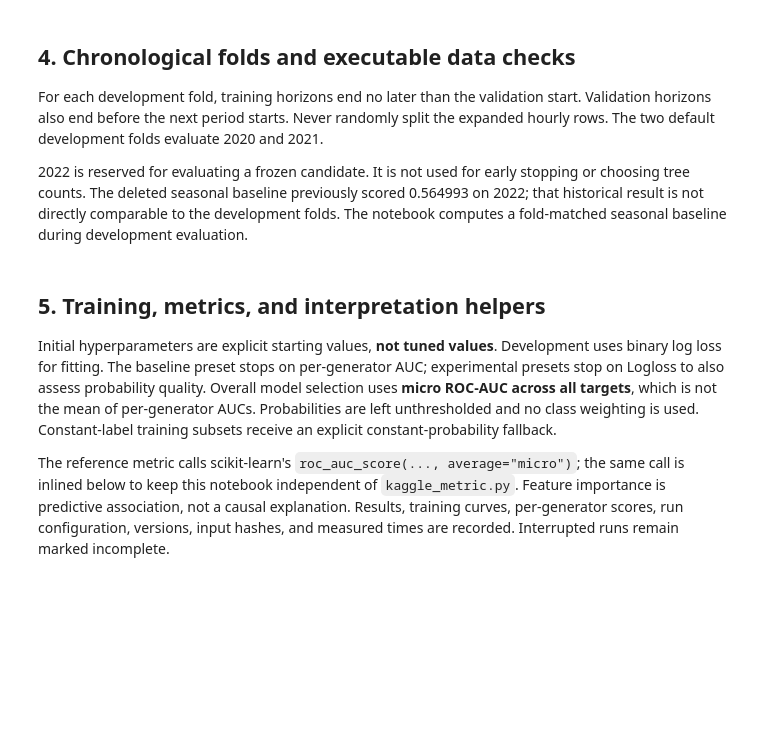
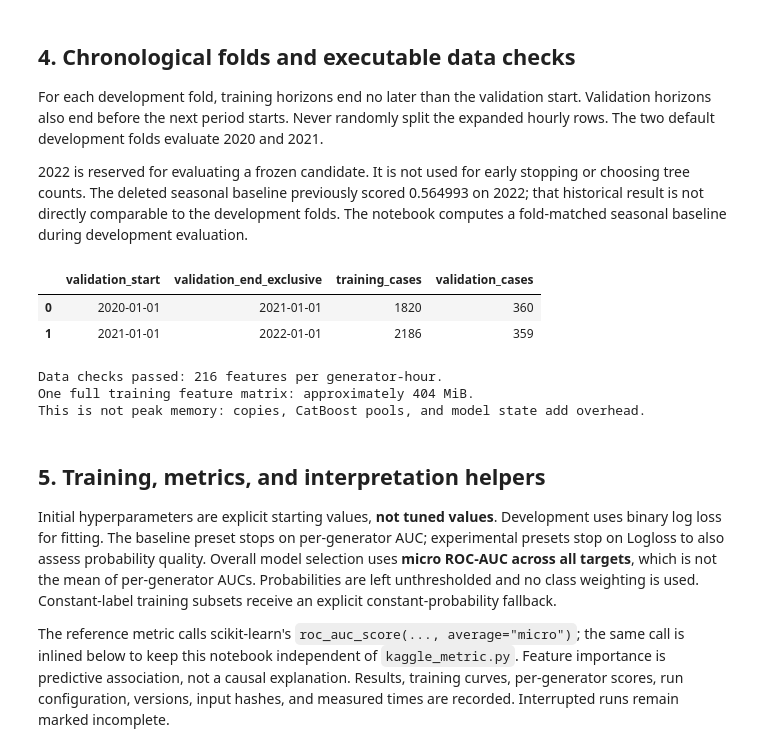
Before and after one commit to jonasbirkeli/TDT4173-course-project, a Jupyter notebook: catboost.ipynb, the cells around one changed output. Saved outputs shown, nothing was run; the diff lists cells and outputs as text; code cells hidden in the pictures; blank space fills up the shorter version.

```diff
--- a/catboost.ipynb
+++ b/catboost.ipynb
@@ -508,35 +783,50 @@ def assemble_predictions(cases, predictions):
 
 display(pd.DataFrame([{"validation_start": start, "validation_end_exclusive": end,
                        "training_cases": len(chronological_split(start, end)[0]),
                        "validation_cases": len(chronological_split(start, end)[1])}
                       for start, end in FOLDS]))
 probe_cases = pd.concat([train_cases.iloc[[0, 1]], test_cases.iloc[[0, -1]]], ignore_index=True)
 probe = feature_matrix(probe_cases)
 probe_single = feature_matrix(probe_cases.iloc[[1]])
 np.testing.assert_allclose(probe.iloc[HOURS:2 * HOURS].to_numpy(), probe_single.to_numpy())
 for i, start in enumerate(probe_cases["starttime"]):
     rows = slice(i * HOURS, (i + 1) * HOURS)
     times = pd.date_range(start, periods=HOURS, freq="h")
     np.testing.assert_allclose(probe.iloc[rows]["price"], lookup("prices", times).reshape(-1))
     for reservoir in RESERVOIRS:
         np.testing.assert_allclose(probe.iloc[rows][f"initial_volume__{reservoir}"], tables["volumes"].at[start, reservoir])
         np.testing.assert_allclose(probe.iloc[rows][f"terminal_value__{reservoir}"], tables["water_values"].at[start + pd.Timedelta(hours=HOURS), reservoir])
 for g in GENERATORS:
     generator_features(probe, g)
     truth = labels_for(train_cases.iloc[:2], g).reshape(2, HOURS)
     np.testing.assert_array_equal(truth[:, [0, 24, 167]], train_cases.iloc[:2][[TARGET_COLUMNS[g][h] for h in (0, 24, 167)]])
 roundtrip = assemble_predictions(train_cases.iloc[:2],
     {g: labels_for(train_cases.iloc[:2], g).reshape(2, HOURS) for g in GENERATORS})
 np.testing.assert_array_equal(roundtrip[LABELS], train_cases.iloc[:2][LABELS])
-FEATURE_NAMES = generator_features(probe, GENERATORS[0]).columns.tolist()
+NUMERIC_FEATURE_NAMES = generator_features(probe, GENERATORS[0]).columns.tolist()
+FEATURE_NAMES = NUMERIC_FEATURE_NAMES + (["generator_id"] if MODEL_STRATEGY == "shared" else [])
+MODEL_KEYS = ["shared"] if MODEL_STRATEGY == "shared" else GENERATORS
 FEATURE_SIGNATURE = hashlib.sha256(json.dumps(FEATURE_NAMES).encode()).hexdigest()
 if any(c in FEATURE_NAMES for c in ("Run No", "starttime", "total_calculation_time")):
     raise ValueError("Metadata leaked into predictors.")
-bytes_per_case = HOURS * len(FEATURE_NAMES) * np.dtype("float32").itemsize
+bytes_per_case = HOURS * len(NUMERIC_FEATURE_NAMES) * np.dtype("float32").itemsize
 print(f"Data checks passed: {len(FEATURE_NAMES)} features per generator-hour.")
 print(f"One full training feature matrix: approximately {len(train_cases) * bytes_per_case / 2**20:.0f} MiB.")
 print("This is not peak memory: copies, CatBoost pools, and model state add overhead.")
 del probe, probe_single, roundtrip
+if MODEL_STRATEGY == "shared":
+    shared_rows = len(train_cases) * HOURS * len(GENERATORS)
+    raw_gib = shared_rows * len(NUMERIC_FEATURE_NAMES) * 4 / 2**30
+    print(f"Shared full-data fit: {shared_rows:,} rows, {len(NUMERIC_FEATURE_NAMES)} numeric features + generator_id.")
+    print(f"Raw numeric allocation: {raw_gib:.2f} GiB; CatBoost and preprocessing require additional RAM.")
+    print("Run smoke before full validation. Shared-model runtime has not been measured.")
+# %% [output]
+|  | validation_start | validation_end_exclusive | training_cases | validation_cases |
+| 0 | 2020-01-01 | 2021-01-01 | 1820 | 360 |
+| 1 | 2021-01-01 | 2022-01-01 | 2186 | 359 |
+Data checks passed: 216 features per generator-hour.
+One full training feature matrix: approximately 404 MiB.
+This is not peak memory: copies, CatBoost pools, and model state add overhead.
 # %% [markdown]
 ## 5. Training, metrics, and interpretation helpers
 
```
Also changed, not shown: parts of 14 cells of this notebook, 7 other files.
